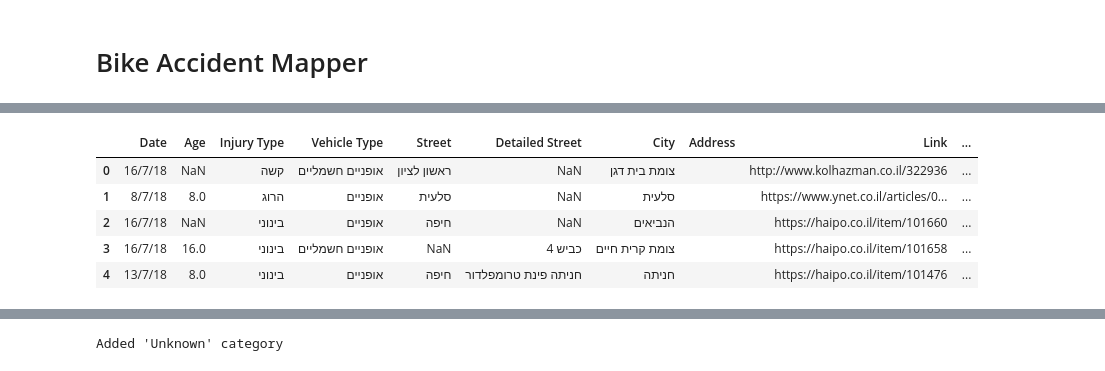
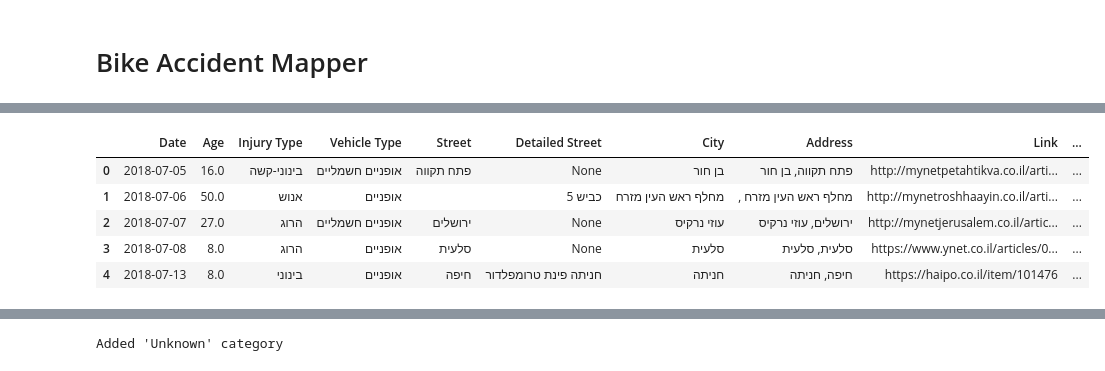
Before and after one commit to est987/BikeAccidentMapper, a Jupyter notebook: Bike Accidents Mapper.ipynb, the cells around one changed output, grey strips where cells are left out. Drawn from its saved outputs; the diff is of its cells as text; code cells hidden in the pictures.

```diff
--- a/Bike Accidents Mapper.ipynb
+++ b/Bike Accidents Mapper.ipynb
@@ -28,28 +19,40 @@ df.head()
+# %%
+#load updated data from db and order by date
+sql = pd.read_sql_query('SELECT * FROM "Bike Accidents"',con=con)#sql = pd.read_sql('Bike Accidents', con=con, columns=['id','Injury Type_eng'])
+sql['Date'] = pd.to_datetime(sql['Date'], dayfirst=True)
+sql.sort_values(by='Date', inplace=True)
+sql.reset_index(inplace=True)
+sql.drop(columns=['id','geom','fid','index','level_0'], inplace=True)
+#write to data
+sql.to_excel('data/bike_accidents.xlsx')
+
+#load raw data
+#df(set_index='index', inplace=True)
+#df = pd.read_excel('data/bike_accidents.xlsx', encoding='WINDOWS-1255')
+#df.head()
 # %%
-#Rebuild Table with english variables + new Variables
-data = {"Date" : df['תאריך'],
-       "Age" : df['גיל'],
-       "Injury Type" : df['סוג פגיעה'],
-       "Vehicle Type" : df.iloc[:,3],
-        "Street" : df.iloc[:,5],
-        "Detailed Street" : df.iloc[:,7],
-        "City" : df.iloc[:,4],
-        "Address" : "",
-        "Link" : df.iloc[:,6],
-        "location" : "",
-        "lat" : "",
-        "long" : ""
-      }
-df2 = pd.DataFrame.from_dict(data)
-df2['Age Range'] = pd.cut(df2.Age, [0,10,20,30,40,50,60,100],
-                          labels=['Under 10', '11 to 20', '21 to 30','30 to 40',
-                                  '40 to 50','50 to 60','Over 60'])
+#Rebuild Table with english variables + new Variables - for old version of table
 
+# data = {"Date" : df['תאריך'],
+#        "Age" : df['גיל'],
+#        "Injury Type" : df['סוג פגיעה'],
+#        "Vehicle Type" : df.iloc[:,3],
+#         "Street" : df.iloc[:,5],
+#         "Detailed Street" : df.iloc[:,7],
+#         "City" : df.iloc[:,4],
+#         "Address" : "",
+#         "Link" : df.iloc[:,6],
+#         "location" : "",
+#         "lat" : "",
+#         "long" : ""
+#       }
+# df2 = pd.DataFrame.from_dict(data)
+df2 = sql
 df2.head()
 # %% [output]
 |  | Date | Age | Injury Type | Vehicle Type | Street | Detailed Street | City | Address | Link | ... |
-| 0 | 16/7/18 | NaN | קשה | אופניים חשמליים | ראשון לציון | NaN | צומת בית דגן |  | http://www.kolhazman.co.il/322936 | ... |
-| 1 | 8/7/18 | 8.0 | הרוג | אופניים | סלעית | NaN | סלעית |  | https://www.ynet.co.il/articles/0... | ... |
-| 2 | 16/7/18 | NaN | בינוני | אופניים | חיפה | NaN | הנביאים |  | https://haipo.co.il/item/101660 | ... |
-| 3 | 16/7/18 | 16.0 | בינוני | אופניים חשמליים | NaN | כביש 4 | צומת קרית חיים |  | https://haipo.co.il/item/101658 | ... |
-| 4 | 13/7/18 | 8.0 | בינוני | אופניים | חיפה | חניתה פינת טרומפלדור | חניתה |  | https://haipo.co.il/item/101476 | ... |
+| 0 | 2018-07-05 | 16.0 | בינוני-קשה | אופניים חשמליים | פתח תקווה | None | בן חור | פתח תקווה, בן חור | http://mynetpetahtikva.co.il/arti... | ... |
+| 1 | 2018-07-06 | 50.0 | אנוש | אופניים |  | כביש 5 | מחלף ראש העין מזרח | , מחלף ראש העין מזרח | http://mynetroshhaayin.co.il/arti... | ... |
+| 2 | 2018-07-07 | 27.0 | הרוג | אופניים חשמליים | ירושלים | None | עוזי נרקיס | ירושלים, עוזי נרקיס | http://mynetjerusalem.co.il/artic... | ... |
+| 3 | 2018-07-08 | 8.0 | הרוג | אופניים | סלעית | None | סלעית | סלעית, סלעית | https://www.ynet.co.il/articles/0... | ... |
+| 4 | 2018-07-13 | 8.0 | בינוני | אופניים | חיפה | חניתה פינת טרומפלדור | חניתה | חיפה, חניתה | https://haipo.co.il/item/101476 | ... |
```
Also changed, not shown: parts of 24 cells of this notebook, 6 other files.
